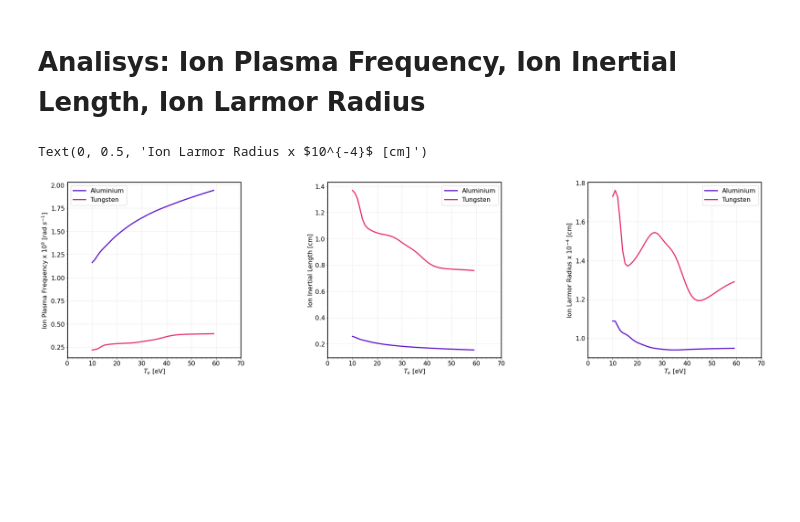
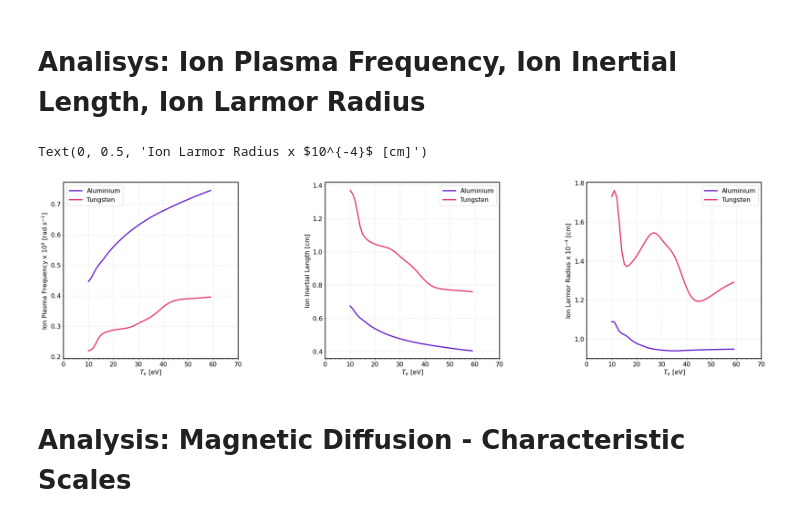
Before and after one commit to stemerlini/MagnetoRT, a Jupyter notebook: MagnetoRT.ipynb, the cells around one changed output. Cells and saved outputs as stored; diff of their text form; code cells hidden in the pictures; blank space fills up the shorter version.

```diff
--- a/MagnetoRT.ipynb
+++ b/MagnetoRT.ipynb
@@ -297,7 +297,7 @@ ax0.legend(loc = 'best', fontsize = 16)
 # -------------------------------------------------------------------------------------
 Te      =    np.arange(10,60)       # electron temperature eV
 
-al_flow = {'A':27, 'ne': 6.8e18, 'Te': Te , 'Ti': Te, 'V':3e5,  'L':0.2, 'Atw': 1, 'Zsrc': 'exp', 'B': 5}
+al_flow = {'A':27, 'ne': 1e18, 'Te': Te , 'Ti': Te, 'V':3e5,  'L':0.2, 'Atw': 1, 'Zsrc': 'exp', 'B': 5}
 w_flow = {'A':183, 'ne': 1e18,   'Te': Te , 'Ti': Te, 'V':4e5,  'L':0.2, 'Atw': 1, 'Zsrc': 'exp', 'B': 5}
 al  =   plasma(**al_flow)
 w  =   plasma(**w_flow)
@@ -309,31 +309,33 @@ gs  = fig.add_gridspec(ncols=3, nrows=1,hspace=0,wspace=0.5)
 ax  = gs.subplots()
 
 for axis in ['top','bottom','left','right']:
     ax[0].spines[axis].set_linewidth(2)
     ax[1].spines[axis].set_linewidth(2)
     ax[2].spines[axis].set_linewidth(2)
 
 ax[0].plot(Te, al.om_pi*1e-9, lw = '3', color = '#611ACA',label='Aluminium')
 ax[1].plot(Te, al.delta_i, lw = '3', color = '#611ACA',label='Aluminium')
 ax[2].plot(Te, al.rho_i*1e4, lw = '3', color = '#611ACA',label='Aluminium')
 
 ax[0].plot(Te, w.om_pi*1e-9, lw = '3', color = '#E53271',label='Tungsten')
 ax[1].plot(Te, w.delta_i, lw = '3', color = '#E53271',label='Tungsten')
 ax[2].plot(Te, w.rho_i*1e4, lw = '3', color = '#E53271',label='Tungsten')
 
 
 for axis in ax:
     axis.set_xlim([0,70])
     axis.set_xticks(np.arange(0,71,10))
     axis.tick_params(labelsize=16)
     axis.grid(True, linestyle='--', alpha = 0.4)
     axis.set_xlabel(r'$T_e$ [eV]', fontsize=16)
     axis.minorticks_on()
     axis.legend(loc = 'best', fontsize = 16)
 
 ax[0].set_ylabel(r'Ion Plasma Frequency x $10^{9}$ [rad $s^{-1}$] ', fontsize=16)
 ax[1].set_ylabel(r'Ion Inertial Length [cm]', fontsize=16)
 ax[2].set_ylabel(r'Ion Larmor Radius x $10^{-4}$ [cm]', fontsize=16)
 # %% [output]
 Text(0, 0.5, 'Ion Larmor Radius x $10^{-4}$ [cm]')
-[figure, old version]
+[figure, new version]
+# %% [markdown]
+# Analysis: Magnetic Diffusion - Characteristic Scales
```
Also changed, not shown: parts of 1 cell of this notebook.
